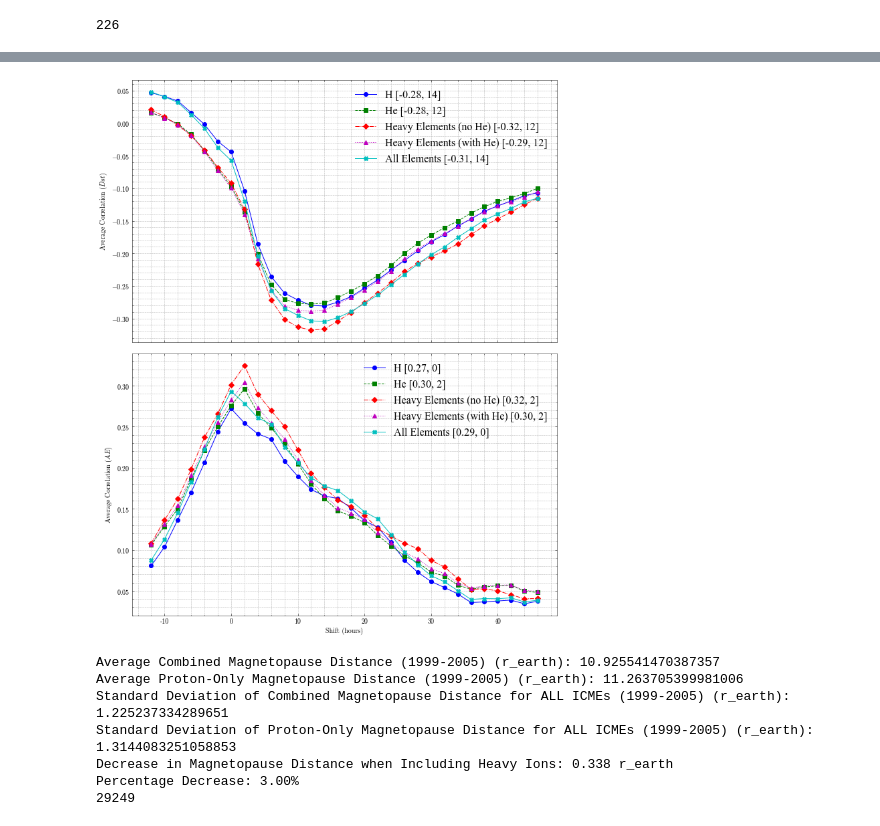
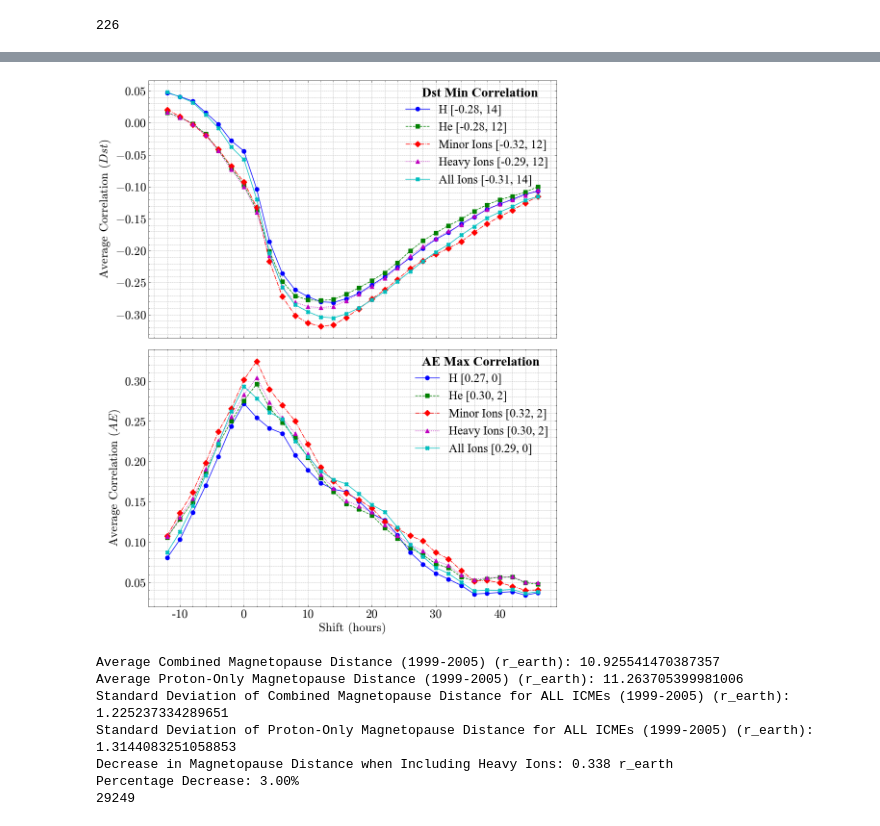
Before and after one commit to chrisjia2002/Geoeffectivity-of-Solar-Wind-Heavy-Ions, a Jupyter notebook: Final Figures.ipynb, the cells around one changed output, grey strips where cells are left out. Drawn from its saved outputs; the diff is of its cells as text; code cells hidden in the pictures.

```diff
--- a/Final Figures.ipynb
+++ b/Final Figures.ipynb
@@ -1873,9 +2549,9 @@ interp_OMNI_AE_pd = pd.Series(interp_OMNI_AE, index=(time_in_days))
 variables = [
     ('H', interp_proton_dyn_pressure),
     ('He', He_dyn_pressure),
-    ('Heavy Elements (no He)', heavy_elements_dyn_pressure - He_dyn_pressure),
-    ('Heavy Elements (with He)', heavy_elements_dyn_pressure),
-    ('All Elements', all_elements_dyn_pressure),
+    ('Minor Ions', heavy_elements_dyn_pressure - He_dyn_pressure),
+    ('Heavy Ions', heavy_elements_dyn_pressure),
+    ('All Ions', all_elements_dyn_pressure),
 ]
 
 # Define the shifting window range
@@ -1933,7 +2609,7 @@ for i, (var_name, var_data) in enumerate(variables):
 ax1.set_ylabel(r'Average Correlation ($Dst$)')
 # ax1.set_title('Cross Correlation with Dst Index')
 ax1.grid(True, which='both', linestyle='--', linewidth=0.5)
-ax1.legend(loc='upper right', bbox_to_anchor=(1, 1))
+ax1.legend(loc='upper right', bbox_to_anchor=(1, 0.95))
 
 # Loop through each variable for AE index
 for i, (var_name, var_data) in enumerate(variables):
@@ -1960,36 +2636,70 @@ for i, (var_name, var_data) in enumerate(variables):
                 corr, _ = pearsonr(var_window, AE_window)
                 correlations.append((shift, corr))
 
     # Convert results to DataFrame for plotting
     correlation_df = pd.DataFrame(correlations, columns=['Shift', 'Correlation'])
     average_correlations = correlation_df.groupby('Shift')['Correlation'].mean()
 
     # Find the shift with maximum absolute correlation
     max_corr_shift = average_correlations.abs().idxmax()
     max_corr_value = average_correlations[max_corr_shift]
 
     # Plotting the average correlation with label including max correlation and delay time
     label = f'{var_name} [{max_corr_value:.2f}, {2*max_corr_shift}]'
     ax2.plot(average_correlations.index, average_correlations.values, linestyle=line_styles[i % len(line_styles)],
              marker=markers[i % len(markers)], color=colors[i % len(colors)], label=label)
 
 ax2.set_xlabel('Shift (hours)')
 ax2.set_ylabel(r'Average Correlation ($AE$)')
 # ax2.set_title('Cross Correlation with AE Index')
 ax2.grid(True, which='both', linestyle='--', linewidth=0.5)
-ax2.legend(loc='upper right', bbox_to_anchor=(1, 1))
+ax2.legend(loc='upper right', bbox_to_anchor=(1, 0.95))
+
+# Label the Dst
+ax1.text(
+    0.67, 0.97, #coords x,y
+    "Dst Min Correlation",
+    transform=ax1.transAxes,
+    fontsize=20,
+    fontweight="semibold",
+    color="black",
+    verticalalignment="top"
+)
+
+# Label the AE
+ax2.text(
+    0.67, 0.97, #coords x,y
+    "AE Max Correlation",
+    transform=ax2.transAxes,
+    fontsize=20,
+    fontweight="semibold",
+    color="black",
+    verticalalignment="top"
+)
+
+legend_kws = dict(
+    loc="upper right",
+    bbox_to_anchor=(1.0, 0.94),
+    borderaxespad=0.3,
+    frameon=False,
+    alignment="left",
+    prop={'size': 18}
+)
+
+ax1.legend(**legend_kws)
+ax2.legend(**legend_kws)
 
 # Format the x-axis to show values multiplied by 2
 ax2.xaxis.set_major_formatter(FuncFormatter(lambda x, pos: f'{x * 2:.0f}'))
 
 plt.tight_layout()
 
 # Saving figure
-# plt.savefig("./Plots/Time Delayed Plots.png", format="png", dpi=300)
+plt.savefig("./Plots/Time Delayed Plots.png", format="png", dpi=300)
 
 plt.show()
 # %% [output]
-[figure, old version]
+[figure, new version]
 # %%
 ### AVERAGE of magnetopause standoff distance across the ENTIRE time range 1999-2005 (NOT JUST ICMEs) ###
 
```
Also changed, not shown: parts of 40 cells of this notebook.
